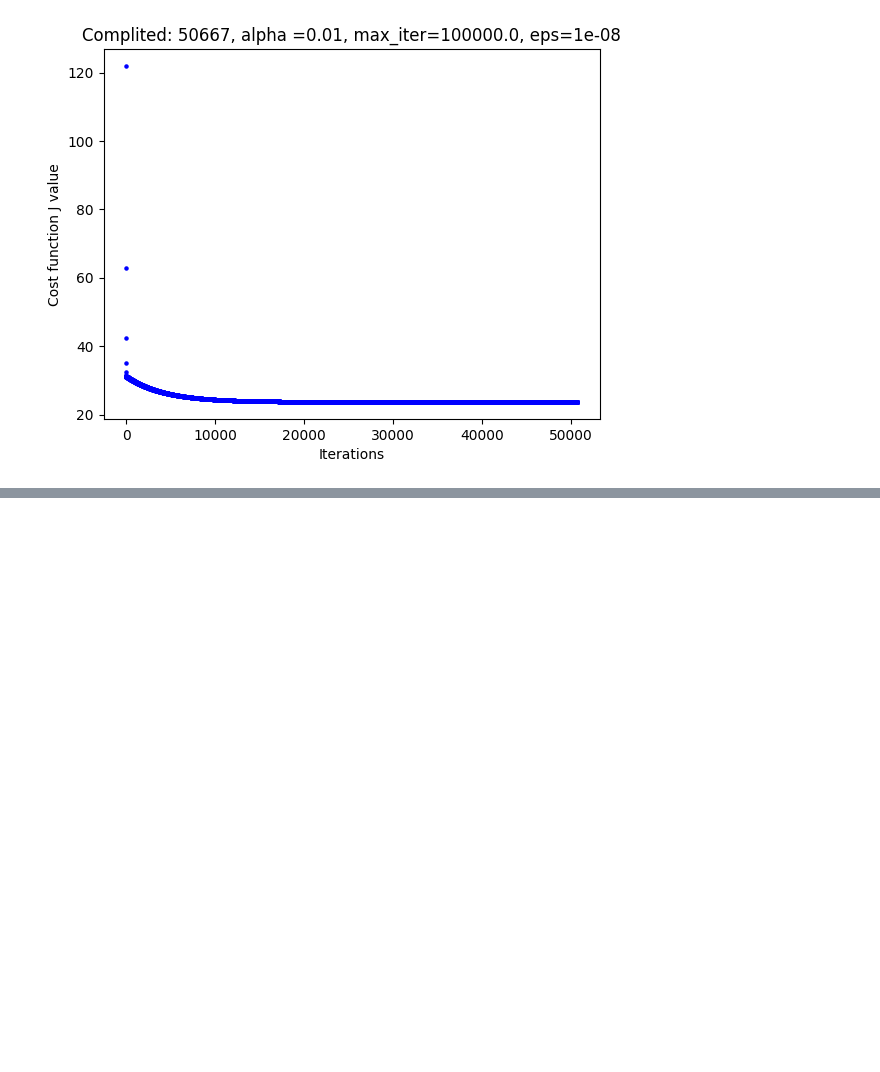
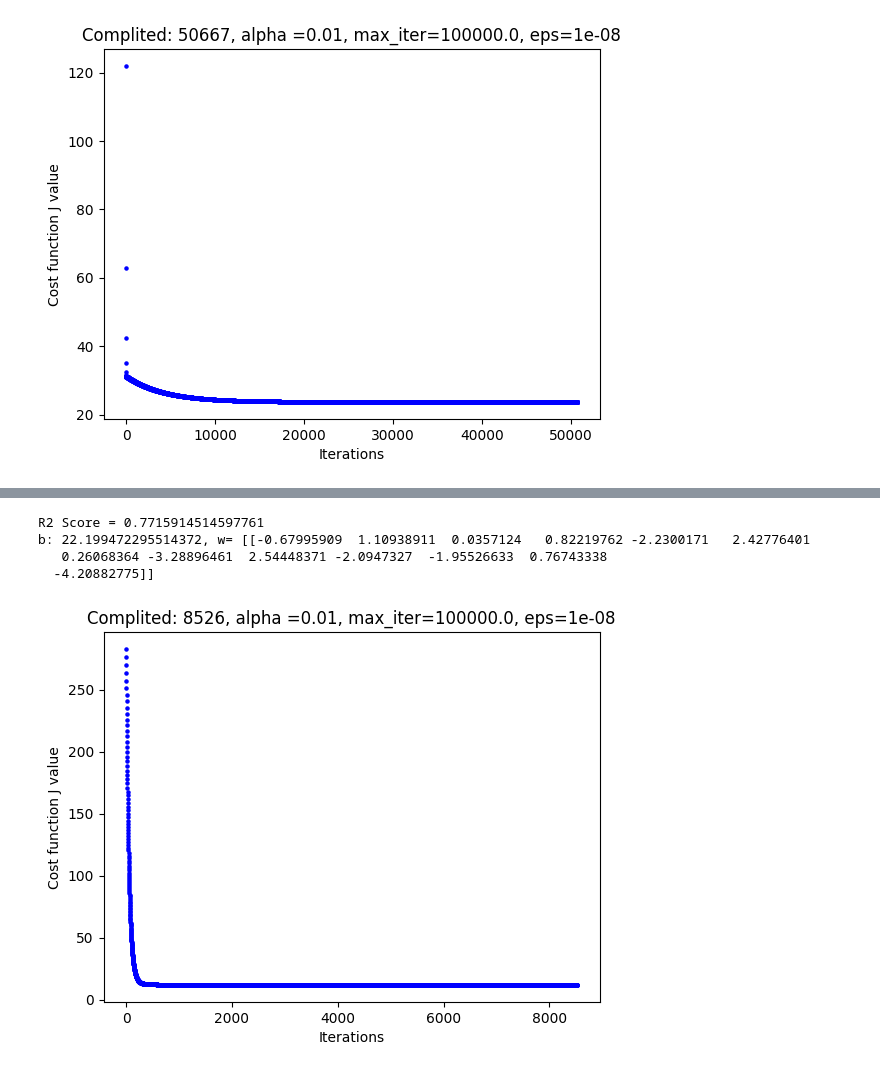
Before and after one commit to mkarpiv/Camp_DS_2026, a Jupyter notebook: lesson_3_linear_regression/lesson_3_lin_reg_hometask.ipynb, the cells around one changed output, grey strips where cells are left out. Cells and saved outputs as stored; diff of their text form; code cells hidden in the pictures; blank space fills up the shorter version.

```diff
--- a/lesson_3_linear_regression/lesson_3_lin_reg_hometask.ipynb
+++ b/lesson_3_linear_regression/lesson_3_lin_reg_hometask.ipynb
@@ -575,0 +579,19 @@ plt.plot(x_line, z_line, '-', c='red')
+# %%
+np.random.seed(2021)
+
+data_url = "http://lib.stat.cmu.edu/datasets/boston"
+raw_df = pd.read_csv(data_url, sep="\\s+", skiprows=22, header=None)
+data = np.hstack([raw_df.values[::2, :], raw_df.values[1::2, :2]])
+target = raw_df.values[1::2, 2]
+
+X= data
+y= target
+
+
+# X= X[:,5].reshape(-1,1) # 5 corresponds to 'RM'
+# X= X[:, :5]
+
+X_train, X_test, y_train, y_test=  train_test_split(X, y, random_state=2018)
+print ('X_train.shape= ',X_train.shape)
+print ('y_train.shape= ',y_train.shape)
+X_train[:5]
@@ -575,0 +616,18 @@ plt.plot(x_line, z_line, '-', c='red')
+# %%
+from sklearn.preprocessing import StandardScaler
+scaler = StandardScaler()
+
+X_train_scaled= scaler.fit_transform(X_train)
+X_test_scaled= scaler.transform(X_test)
+# %%
+lin_reg = Linear_Regression(alpha= 0.01, verbose=0, eps=1e-8)
+lin_reg.fit (X_train_scaled, y_train)
+print ('R2 Score =',lin_reg.score(X_test_scaled, y_test))
+lin_reg.draw_cost_changes()
+print ('b: {}, w= {}'.format(lin_reg.intercept_, lin_reg.coef_))
+# %% [output]
+R2 Score = 0.7715914514597761
+b: 22.199472295514372, w= [[-0.67995909  1.10938911  0.0357124   0.82219762 -2.2300171   2.42776401
+   0.26068364 -3.28896461  2.54448371 -2.0947327  -1.95526633  0.76743338
+  -4.20882775]]
+[figure, added]
```
Also changed, not shown: parts of 5 cells of this notebook.
